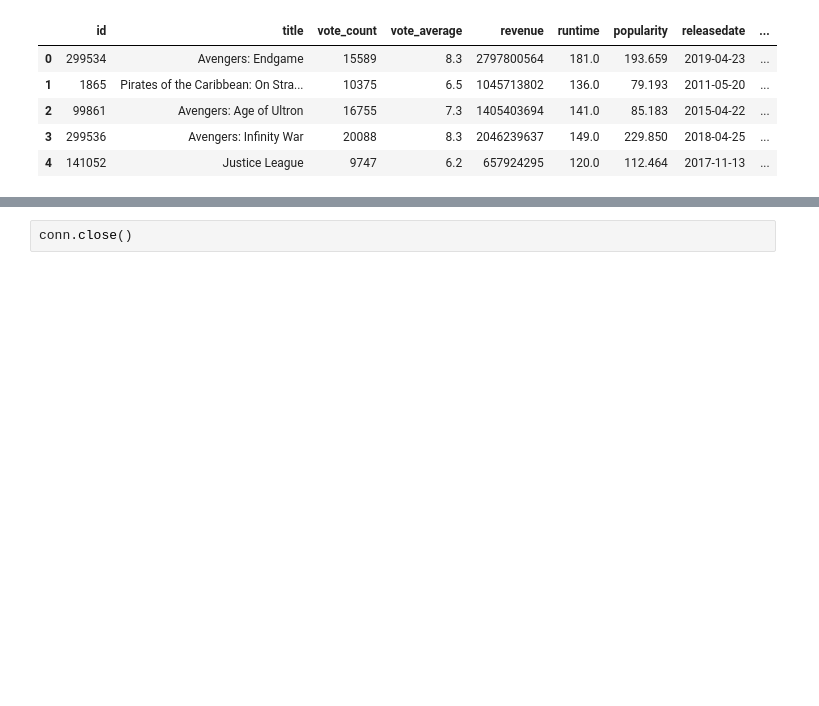
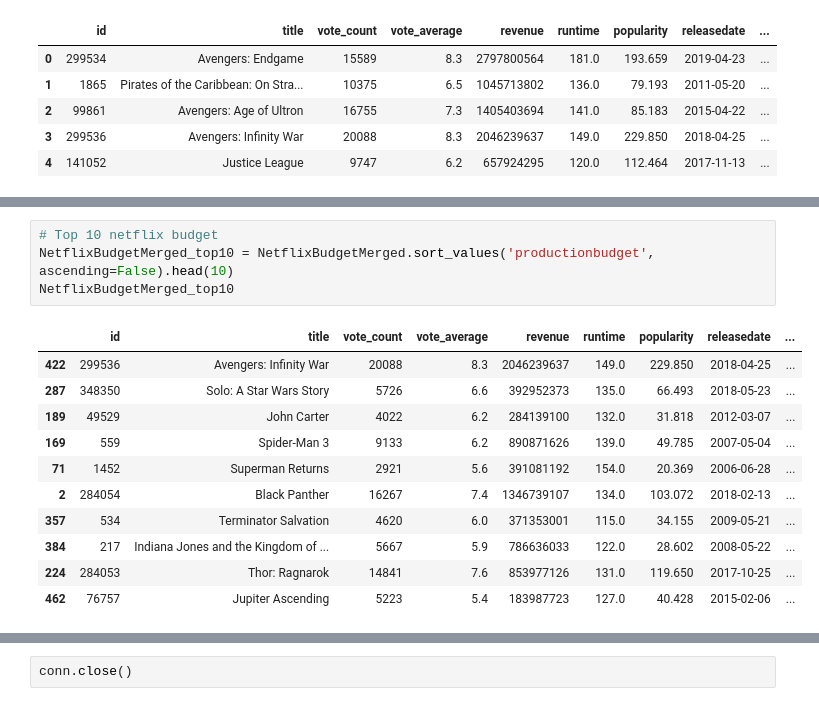
Before and after one commit to LenSin3/Conservatory-ETL-Project, a Jupyter notebook: ETL-Project/ETL-Load.ipynb, the cells around one changed output, grey strips where cells are left out. Saved outputs shown, nothing was run; the diff lists cells and outputs as text; blank space fills up the shorter version.

```diff
--- a/ETL-Project/ETL-Load.ipynb
+++ b/ETL-Project/ETL-Load.ipynb
@@ -96,0 +177,16 @@ pd.read_sql_query('SELECT * FROM netflix_movies_revenue', con = engine).head()
+# %%
+# Top 10 netflix budget
+NetflixBudgetMerged_top10 = NetflixBudgetMerged.sort_values('productionbudget', ascending=False).head(10)
+NetflixBudgetMerged_top10
+# %% [output]
+|  | id | title | vote_count | vote_average | revenue | runtime | popularity | releasedate | ... |
+| 422 | 299536 | Avengers: Infinity War | 20088 | 8.3 | 2046239637 | 149.0 | 229.850 | 2018-04-25 | ... |
+| 287 | 348350 | Solo: A Star Wars Story | 5726 | 6.6 | 392952373 | 135.0 | 66.493 | 2018-05-23 | ... |
+| 189 | 49529 | John Carter | 4022 | 6.2 | 284139100 | 132.0 | 31.818 | 2012-03-07 | ... |
+| 169 | 559 | Spider-Man 3 | 9133 | 6.2 | 890871626 | 139.0 | 49.785 | 2007-05-04 | ... |
+| 71 | 1452 | Superman Returns | 2921 | 5.6 | 391081192 | 154.0 | 20.369 | 2006-06-28 | ... |
+| 2 | 284054 | Black Panther | 16267 | 7.4 | 1346739107 | 134.0 | 103.072 | 2018-02-13 | ... |
+| 357 | 534 | Terminator Salvation | 4620 | 6.0 | 371353001 | 115.0 | 34.155 | 2009-05-21 | ... |
+| 384 | 217 | Indiana Jones and the Kingdom of ... | 5667 | 5.9 | 786636033 | 122.0 | 28.602 | 2008-05-22 | ... |
+| 224 | 284053 | Thor: Ragnarok | 14841 | 7.6 | 853977126 | 131.0 | 119.650 | 2017-10-25 | ... |
+| 462 | 76757 | Jupiter Ascending | 5223 | 5.4 | 183987723 | 127.0 | 40.428 | 2015-02-06 | ... |
```
Also changed, not shown: parts of 9 cells of this notebook, 5 other files.
